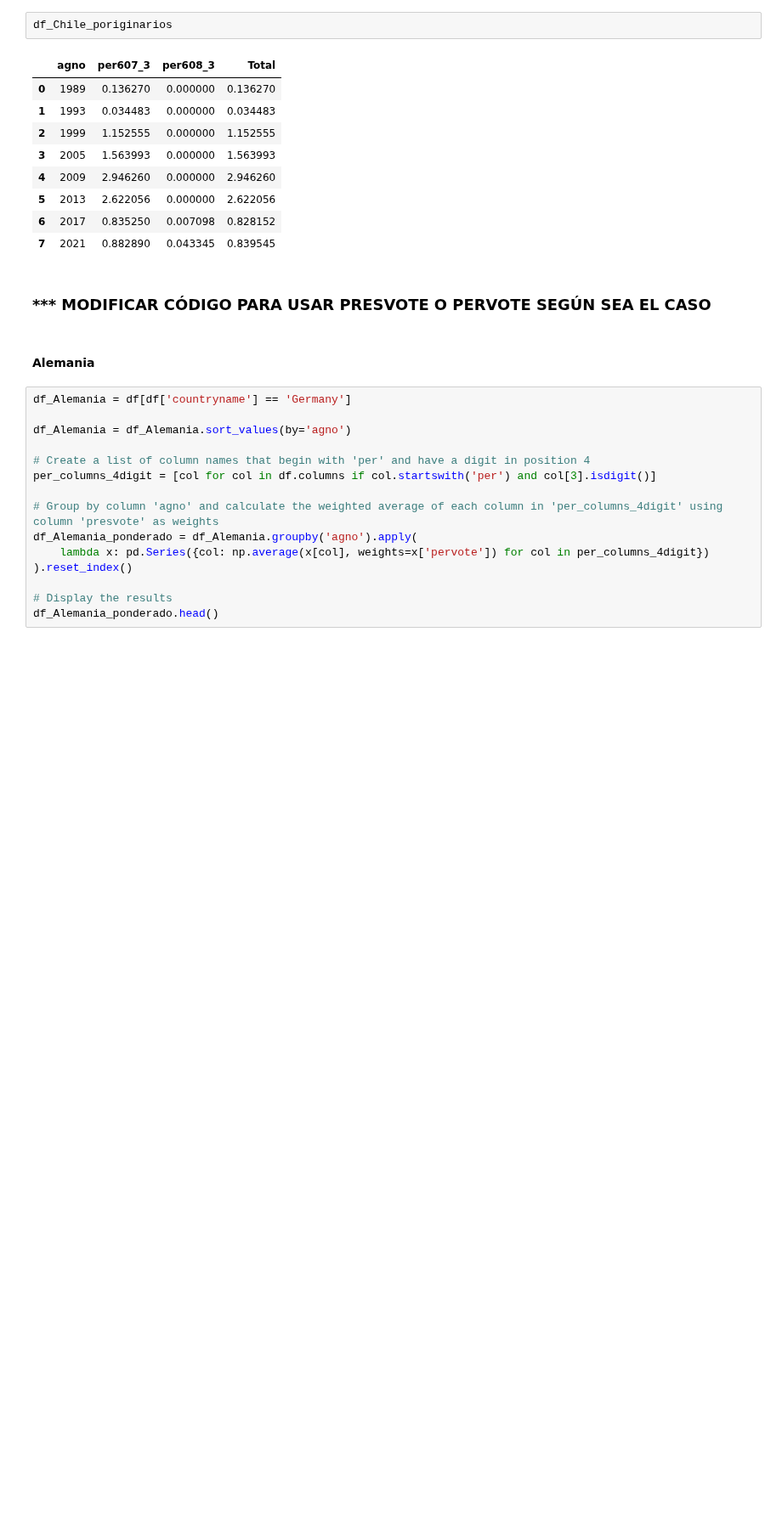
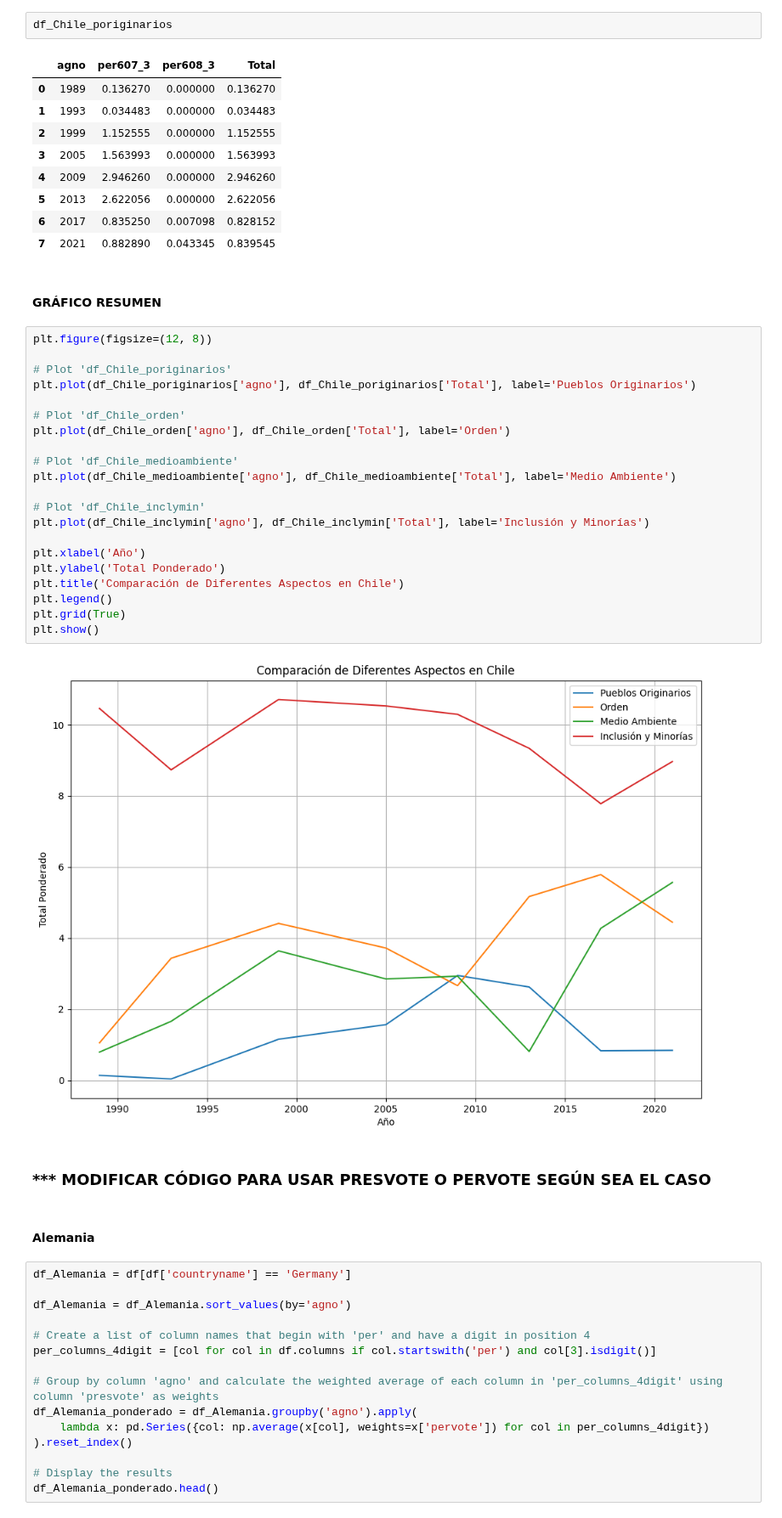
Before and after one commit to MatiasBunsterRaby/Capstone_git, a Jupyter notebook: notebooks/Pruebas_Chile.ipynb, the cells around one changed output. Shown at 85% size. Cells and saved outputs as stored; diff of their text form; blank space fills up the shorter version.

```diff
--- a/notebooks/Pruebas_Chile.ipynb
+++ b/notebooks/Pruebas_Chile.ipynb
@@ -240,6 +240,31 @@ df_Chile_poriginarios
 | 5 | 2013 | 2.622056 | 0.000000 | 2.622056 |
 | 6 | 2017 | 0.835250 | 0.007098 | 0.828152 |
 | 7 | 2021 | 0.882890 | 0.043345 | 0.839545 |
+# %% [markdown]
+#### GRÁFICO RESUMEN
+# %%
+plt.figure(figsize=(12, 8))
+
+# Plot 'df_Chile_poriginarios'
+plt.plot(df_Chile_poriginarios['agno'], df_Chile_poriginarios['Total'], label='Pueblos Originarios')
+
+# Plot 'df_Chile_orden'
+plt.plot(df_Chile_orden['agno'], df_Chile_orden['Total'], label='Orden')
+
+# Plot 'df_Chile_medioambiente'
+plt.plot(df_Chile_medioambiente['agno'], df_Chile_medioambiente['Total'], label='Medio Ambiente')
+
+# Plot 'df_Chile_inclymin'
+plt.plot(df_Chile_inclymin['agno'], df_Chile_inclymin['Total'], label='Inclusión y Minorías')
+
+plt.xlabel('Año')
+plt.ylabel('Total Ponderado')
+plt.title('Comparación de Diferentes Aspectos en Chile')
+plt.legend()
+plt.grid(True)
+plt.show()
+# %% [output]
+[figure, added]
 # %% [markdown]
 ### *** MODIFICAR CÓDIGO PARA USAR PRESVOTE O PERVOTE SEGÚN SEA EL CASO
 # %% [markdown]
```
Also changed, not shown: 1 other file.
